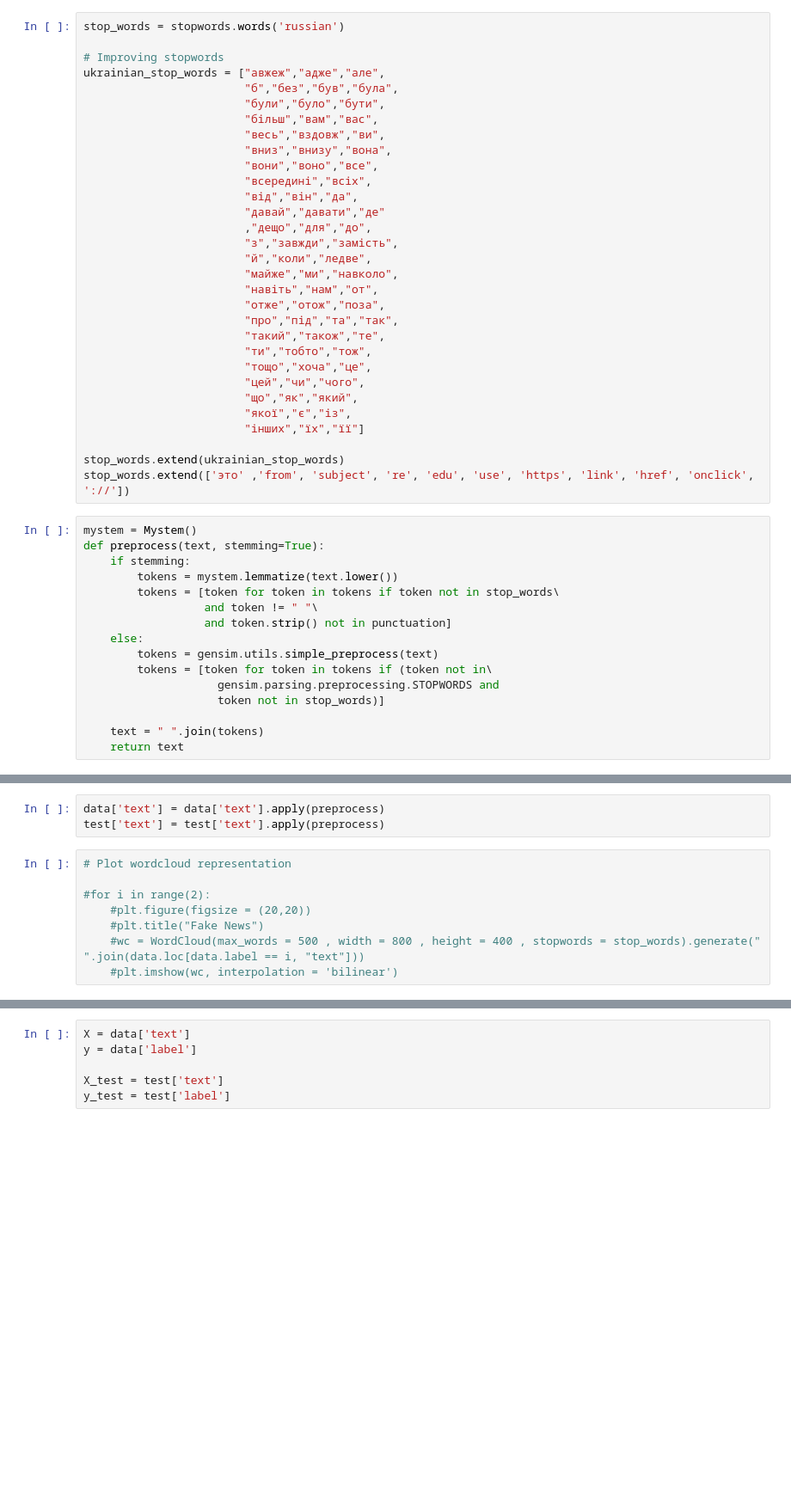
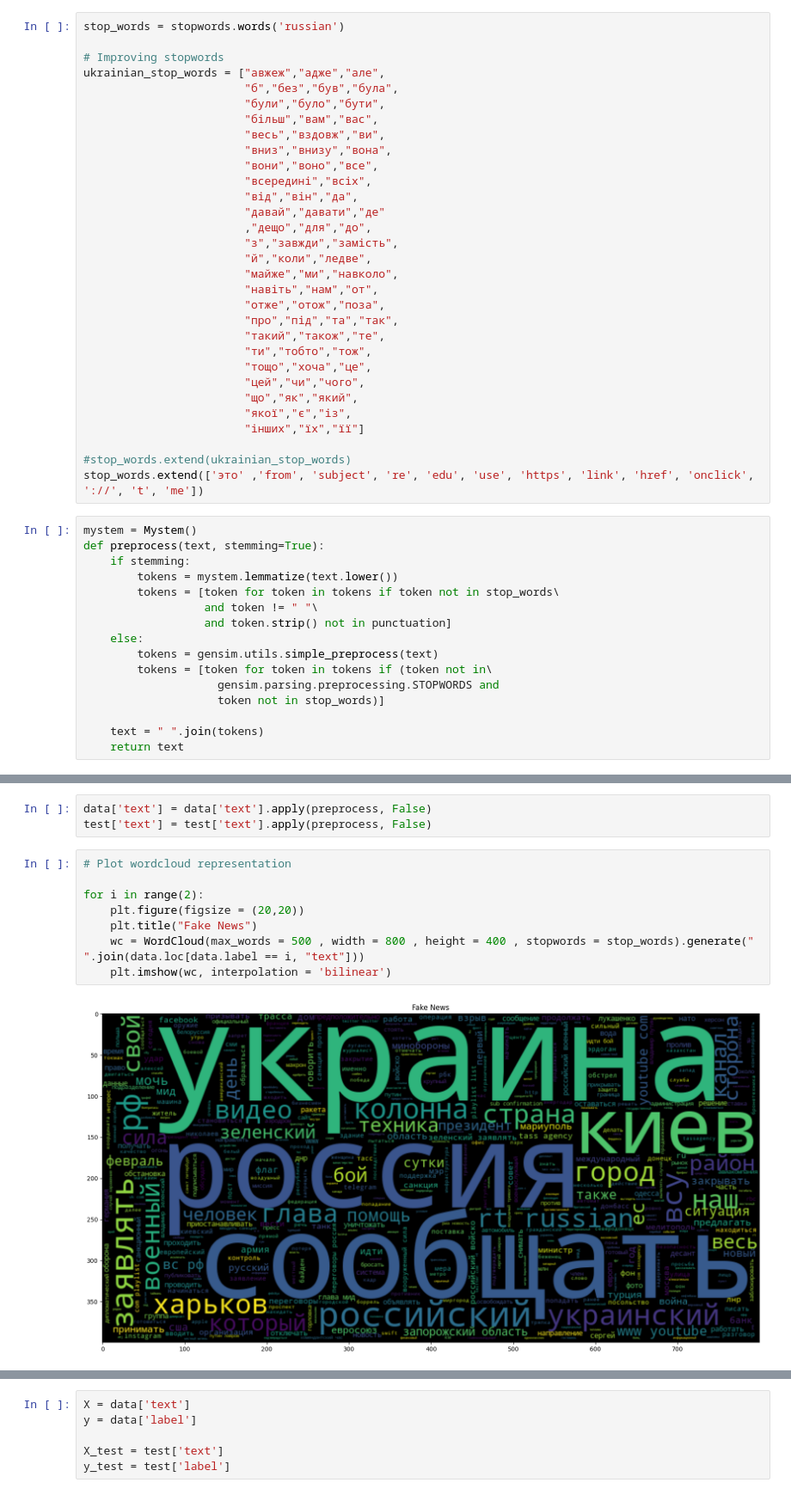
Before and after one commit to NaturalStupidlty/FakeNewsDetection, a Jupyter notebook: Homework/task3.ipynb, the cells around one changed output, grey strips where cells are left out. Shown at 86% size. Drawn from its saved outputs; the diff is of its cells as text; blank space fills up the shorter version.

```diff
--- a/Homework/task3.ipynb
+++ b/Homework/task3.ipynb
@@ -106,8 +106,8 @@ ukrainian_stop_words = ["авжеж","адже","але",
                         "якої","є","із",
                         "інших","їх","її"]
 
-stop_words.extend(ukrainian_stop_words)
-stop_words.extend(['это' ,'from', 'subject', 're', 'edu', 'use', 'https', 'link', 'href', 'onclick', '://'])
+#stop_words.extend(ukrainian_stop_words)
+stop_words.extend(['это' ,'from', 'subject', 're', 'edu', 'use', 'https', 'link', 'href', 'onclick', '://', 't', 'me'])
 # %%
 mystem = Mystem()
 def preprocess(text, stemming=True):
@@ -144,11 +145,13 @@ for i in range(3):
 # %%
-data['text'] = data['text'].apply(preprocess)
-test['text'] = test['text'].apply(preprocess)
+data['text'] = data['text'].apply(preprocess, False)
+test['text'] = test['text'].apply(preprocess, False)
 # %%
 # Plot wordcloud representation
 
-#for i in range(2):
-    #plt.figure(figsize = (20,20))
-    #plt.title("Fake News")
-    #wc = WordCloud(max_words = 500 , width = 800 , height = 400 , stopwords = stop_words).generate(" ".join(data.loc[data.label == i, "text"]))
-    #plt.imshow(wc, interpolation = 'bilinear')
+for i in range(2):
+    plt.figure(figsize = (20,20))
+    plt.title("Fake News")
+    wc = WordCloud(max_words = 500 , width = 800 , height = 400 , stopwords = stop_words).generate(" ".join(data.loc[data.label == i, "text"]))
+    plt.imshow(wc, interpolation = 'bilinear')
+# %% [output]
+[figure, added]
```
Also changed, not shown: parts of 19 cells of this notebook, 10 other files.
